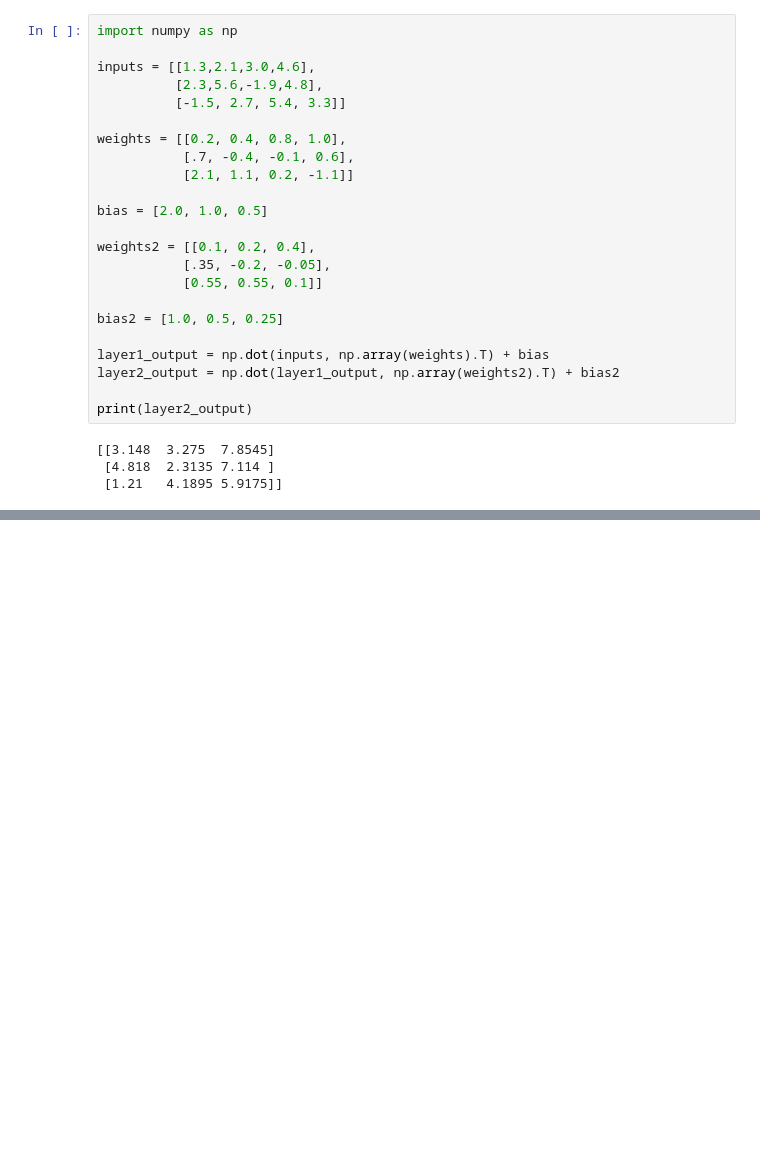
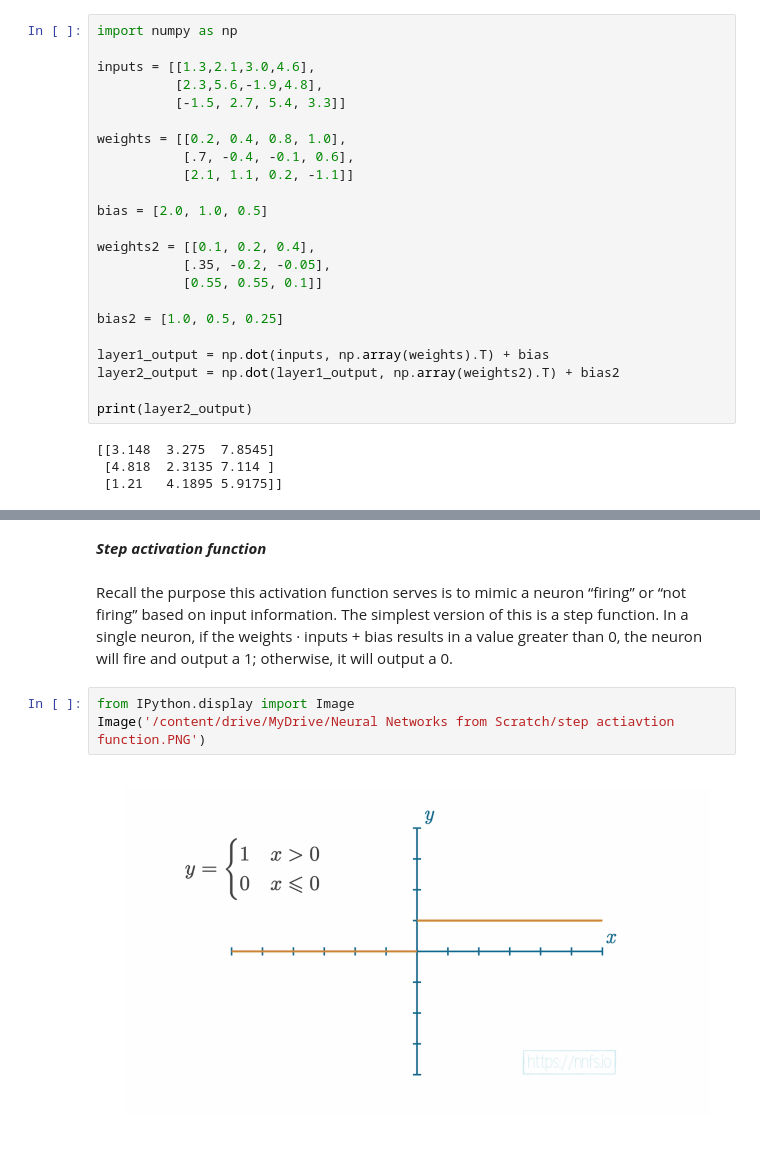
Before and after one commit to charu11/Neural-Networks-from-Scratch, a Jupyter notebook: Neural_networks_from_scratch.ipynb, the cells around one changed output, grey strips where cells are left out. Drawn from its saved outputs; the diff is of its cells as text; blank space fills up the shorter version.

```diff
--- a/Neural_networks_from_scratch.ipynb
+++ b/Neural_networks_from_scratch.ipynb
@@ -315,0 +331,12 @@ print(layer2_output)
+# %% [markdown]
+***Step activation function***
+# %% [markdown]
+Recall the purpose this activation function serves is to mimic a neuron “firing” or “not firing”
+based on input information. The simplest version of this is a step function. In a single neuron, if
+the weights · inputs + bias results in a value greater than 0, the neuron will fire and output a 1;
+otherwise, it will output a 0.
+# %%
+from IPython.display import Image
+Image('/content/drive/MyDrive/Neural Networks from Scratch/step actiavtion function.PNG')
+# %% [output]
+[figure, added]
```
Also changed, not shown: parts of 27 cells of this notebook.
